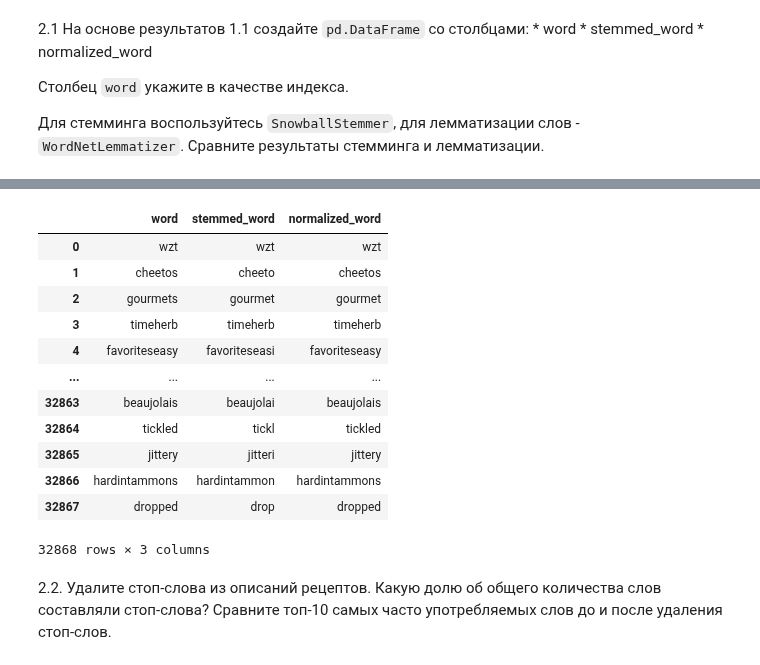
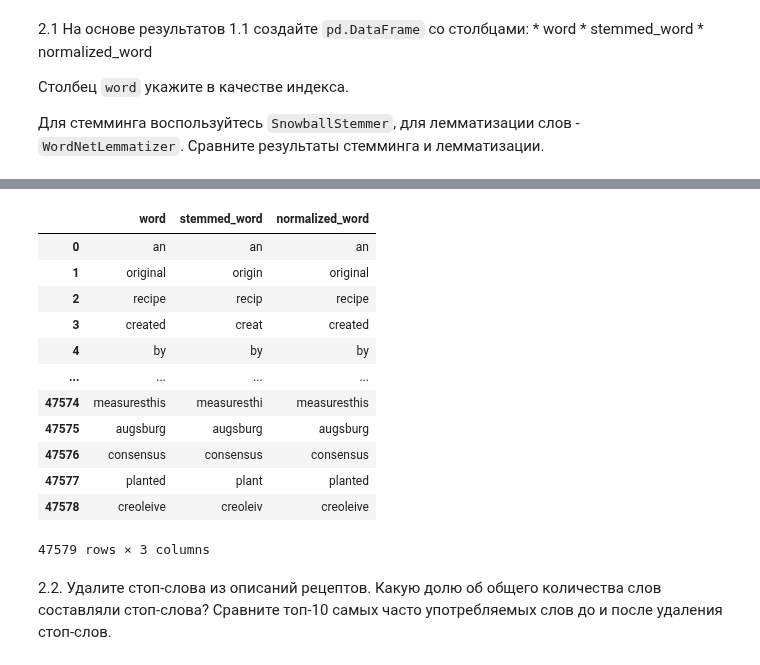
Before and after one commit to Amikuto/BigDataPT-BDPT-, a Jupyter notebook: Lesson9/09_string_2_Фамилия_Имя_Группа.ipynb, the cells around one changed output, grey strips where cells are left out. Cells and saved outputs as stored; diff of their text form; code cells hidden in the pictures.

```diff
--- a/Lesson9/09_string_2_Фамилия_Имя_Группа.ipynb
+++ b/Lesson9/09_string_2_Фамилия_Имя_Группа.ipynb
@@ -211,24 +218,24 @@ array(['itor', 'itoh', 'itfor', 'tor', 'itd'], dtype=object)
 # %%
 lemmatizer = WordNetLemmatizer()
 stemmer = SnowballStemmer('english')
-df = pd.DataFrame(words, columns=["word"])
-df["stemmed_word"] = df["word"].map(lambda name: stemmer.stem(name))
-df["normalized_word"] = df["word"].map(lambda name: lemmatizer.lemmatize(name))
-df
+stem_lemm = pd.DataFrame(unique_words, columns=["word"])
+stem_lemm["stemmed_word"] = stem_lemm["word"].map(lambda name: stemmer.stem(name))
+stem_lemm["normalized_word"] = stem_lemm["word"].map(lambda name: lemmatizer.lemmatize(name))
+stem_lemm
 # %% [output]
 |  | word | stemmed_word | normalized_word |
-| 0 | wzt | wzt | wzt |
-| 1 | cheetos | cheeto | cheetos |
-| 2 | gourmets | gourmet | gourmet |
-| 3 | timeherb | timeherb | timeherb |
-| 4 | favoriteseasy | favoriteseasi | favoriteseasy |
+| 0 | an | an | an |
+| 1 | original | origin | original |
+| 2 | recipe | recip | recipe |
+| 3 | created | creat | created |
+| 4 | by | by | by |
 | ... | ... | ... | ... |
-| 32863 | beaujolais | beaujolai | beaujolais |
-| 32864 | tickled | tickl | tickled |
-| 32865 | jittery | jitteri | jittery |
-| 32866 | hardintammons | hardintammon | hardintammons |
-| 32867 | dropped | drop | dropped |
+| 47574 | measuresthis | measuresthi | measuresthis |
+| 47575 | augsburg | augsburg | augsburg |
+| 47576 | consensus | consensus | consensus |
+| 47577 | planted | plant | planted |
+| 47578 | creoleive | creoleiv | creoleive |
-32868 rows × 3 columns
+47579 rows × 3 columns
 # %% [markdown]
 2.2. Удалите стоп-слова из описаний рецептов. Какую долю об общего количества слов составляли стоп-слова? Сравните топ-10 самых часто употребляемых слов до и после удаления стоп-слов.
 # %%
```
Also changed, not shown: parts of 2 cells of this notebook.
